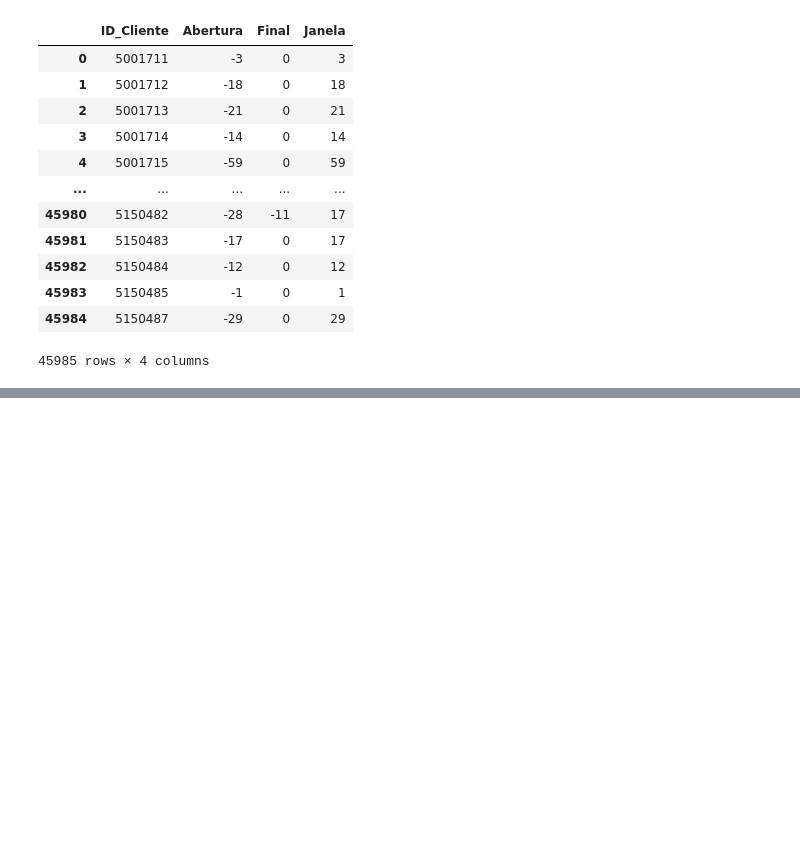
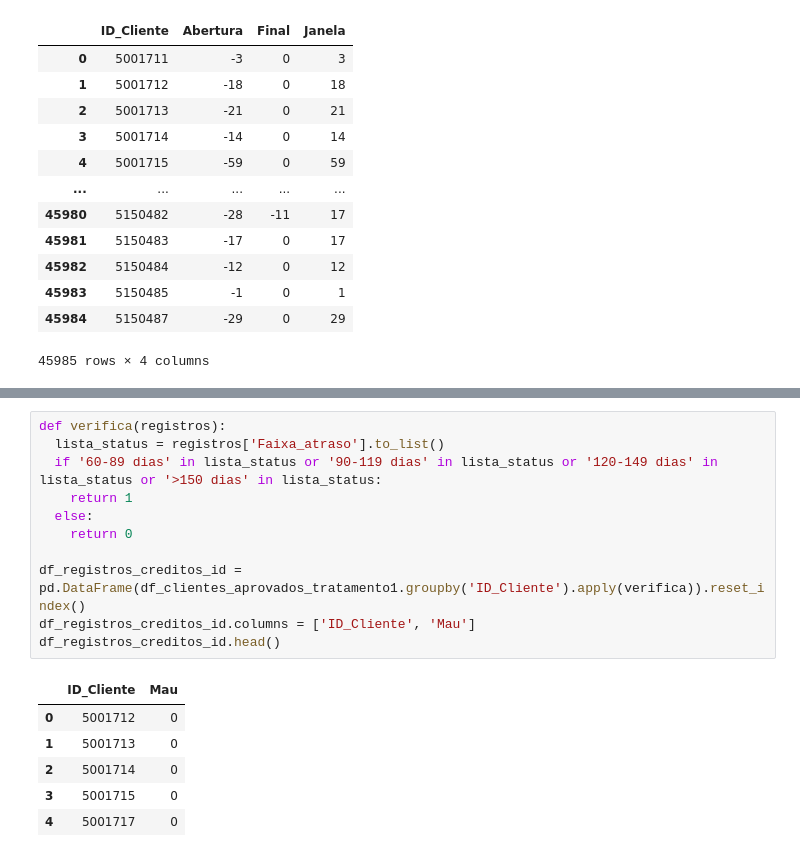
Before and after one commit to JuniorTorresMTJ/TowerBank, a Jupyter notebook: notebooks/TowerBank_Limpeza.ipynb, the cells around one changed output, grey strips where cells are left out. Saved outputs shown, nothing was run; the diff lists cells and outputs as text; blank space fills up the shorter version.

```diff
--- a/notebooks/TowerBank_Limpeza.ipynb
+++ b/notebooks/TowerBank_Limpeza.ipynb
@@ -446,0 +536,18 @@ df_registros_creditos_ID
+# %%
+def verifica(registros):
+  lista_status = registros['Faixa_atraso'].to_list()
+  if '60-89 dias' in lista_status or '90-119 dias' in lista_status or '120-149 dias' in lista_status or '>150 dias' in lista_status:
+    return 1
+  else:
+    return 0
+
+df_registros_creditos_id = pd.DataFrame(df_clientes_aprovados_tratamento1.groupby('ID_Cliente').apply(verifica)).reset_index()
+df_registros_creditos_id.columns = ['ID_Cliente', 'Mau']
+df_registros_creditos_id.head()
+# %% [output]
+|  | ID_Cliente | Mau |
+| 0 | 5001712 | 0 |
+| 1 | 5001713 | 0 |
+| 2 | 5001714 | 0 |
+| 3 | 5001715 | 0 |
+| 4 | 5001717 | 0 |
```
Also changed, not shown: parts of 40 cells of this notebook.
